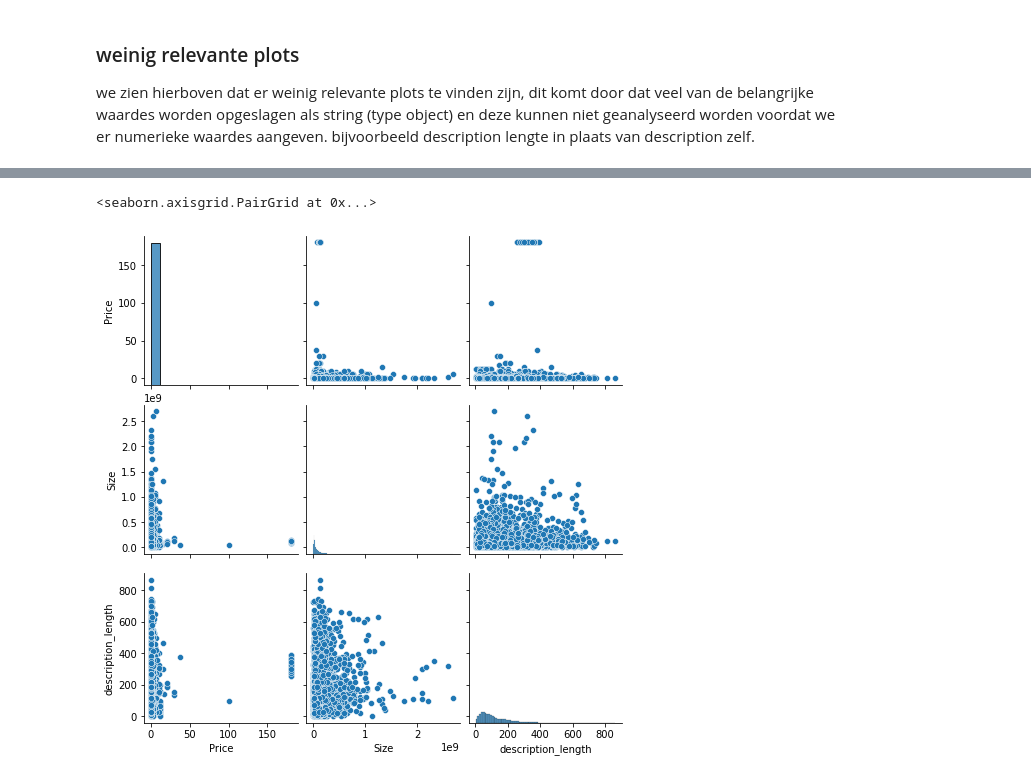
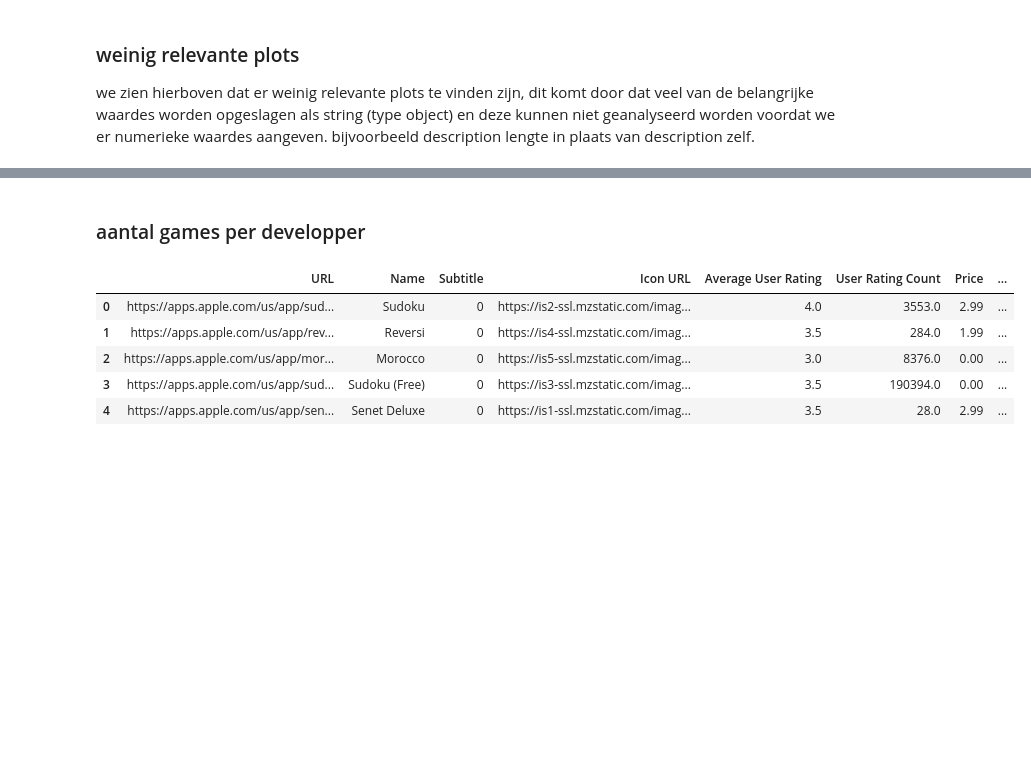
Before and after one commit to Mirmidion/PoC-Challenge2, a Jupyter notebook: YanickNotebook.ipynb, the cells around one changed output, grey strips where cells are left out. Drawn from its saved outputs; the diff is of its cells as text; code cells hidden in the pictures; blank space fills up the shorter version.

```diff
--- a/YanickNotebook.ipynb
+++ b/YanickNotebook.ipynb
@@ -170,5 +264,14 @@ data_apps_zonder_rating.head()
-# %%
-sns.pairplot(data=data_apps_zonder_rating)
-# %% [output]
-<seaborn.axisgrid.PairGrid at 0x...>
-[figure, removed]
+# %% [markdown]
+### aantal games per developper
+# %%
+temp = data['Developer'].value_counts()
+tempDict = temp.to_dict()
+data['aantal games gerealesed'] = data['Developer'].map(tempDict)
+data.head()
+# %% [output]
+|  | URL | Name | Subtitle | Icon URL | Average User Rating | User Rating Count | Price | ... |
+| 0 | https://apps.apple.com/us/app/sud... | Sudoku | 0 | https://is2-ssl.mzstatic.com/imag... | 4.0 | 3553.0 | 2.99 | ... |
+| 1 | https://apps.apple.com/us/app/rev... | Reversi | 0 | https://is4-ssl.mzstatic.com/imag... | 3.5 | 284.0 | 1.99 | ... |
+| 2 | https://apps.apple.com/us/app/mor... | Morocco | 0 | https://is5-ssl.mzstatic.com/imag... | 3.0 | 8376.0 | 0.00 | ... |
+| 3 | https://apps.apple.com/us/app/sud... | Sudoku (Free) | 0 | https://is3-ssl.mzstatic.com/imag... | 3.5 | 190394.0 | 0.00 | ... |
+| 4 | https://apps.apple.com/us/app/sen... | Senet Deluxe | 0 | https://is1-ssl.mzstatic.com/imag... | 3.5 | 28.0 | 2.99 | ... |
```
Also changed, not shown: parts of 22 cells of this notebook.
